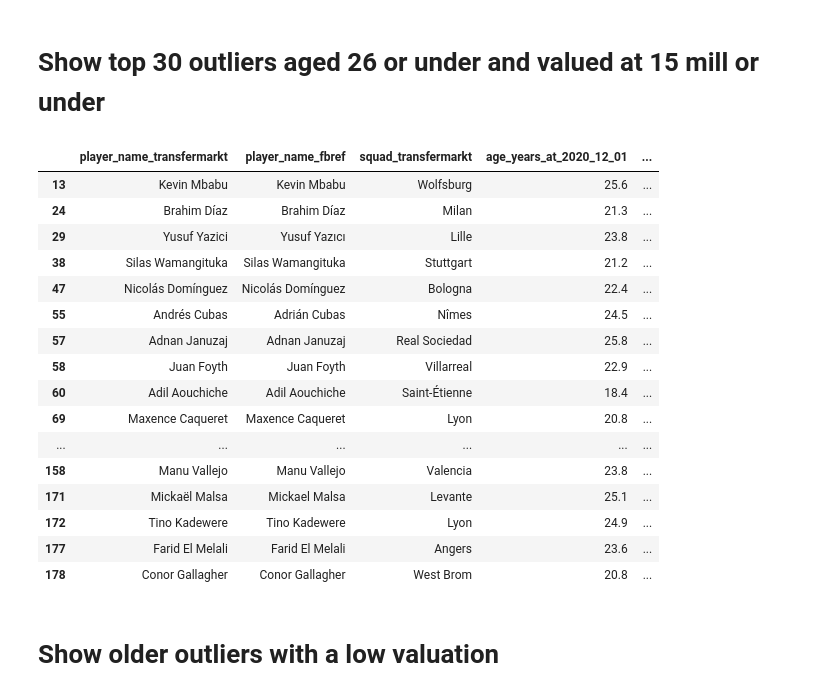
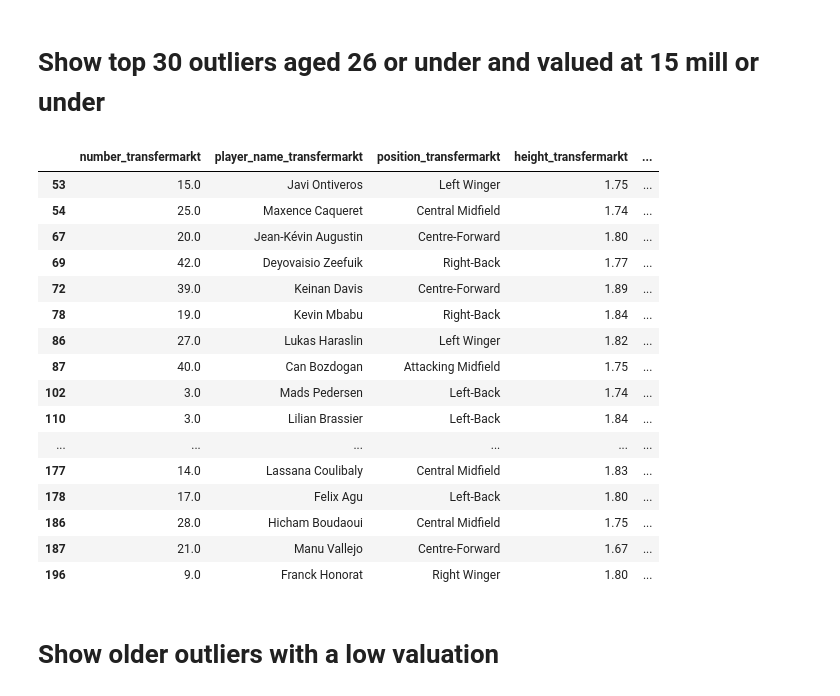
Before and after one commit to andrewRowlinson/outliers-football, a Jupyter notebook: 04_find_outliers.ipynb, the cells around one changed output. Drawn from its saved outputs; the diff is of its cells as text; code cells hidden in the pictures.

```diff
--- a/04_find_outliers.ipynb
+++ b/04_find_outliers.ipynb
@@ -177,24 +218,24 @@ df_subset.head(30)
 # %% [markdown]
 # Show top 30 outliers aged 26 or under and valued at 15 mill or under
-# %%
-df_subset[(df_subset.age_years_at_2020_12_01 <= 26) & (df_subset.market_value_euros_millions <= 15)].head(30)
-# %% [output]
-|  | player_name_transfermarkt | player_name_fbref | squad_transfermarkt | age_years_at_2020_12_01 | ... |
-| 13 | Kevin Mbabu | Kevin Mbabu | Wolfsburg | 25.6 | ... |
-| 24 | Brahim Díaz | Brahim Díaz | Milan | 21.3 | ... |
-| 29 | Yusuf Yazici | Yusuf Yazıcı | Lille | 23.8 | ... |
-| 38 | Silas Wamangituka | Silas Wamangituka | Stuttgart | 21.2 | ... |
-| 47 | Nicolás Domínguez | Nicolás Domínguez | Bologna | 22.4 | ... |
-| 55 | Andrés Cubas | Adrián Cubas | Nîmes | 24.5 | ... |
-| 57 | Adnan Januzaj | Adnan Januzaj | Real Sociedad | 25.8 | ... |
-| 58 | Juan Foyth | Juan Foyth | Villarreal | 22.9 | ... |
-| 60 | Adil Aouchiche | Adil Aouchiche | Saint-Étienne | 18.4 | ... |
-| 69 | Maxence Caqueret | Maxence Caqueret | Lyon | 20.8 | ... |
-| ... | ... | ... | ... | ... | ... |
-| 158 | Manu Vallejo | Manu Vallejo | Valencia | 23.8 | ... |
-| 171 | Mickaël Malsa | Mickael Malsa | Levante | 25.1 | ... |
-| 172 | Tino Kadewere | Tino Kadewere | Lyon | 24.9 | ... |
-| 177 | Farid El Melali | Farid El Melali | Angers | 23.6 | ... |
-| 178 | Conor Gallagher | Conor Gallagher | West Brom | 20.8 | ... |
+# %%
+df[(df.age_years_at_2021_04_01_transfermarkt <= 26) & (df.market_value_euros_millions_transfermarkt <= 15)].head(30)
+# %% [output]
+|  | number_transfermarkt | player_name_transfermarkt | position_transfermarkt | height_transfermarkt | ... |
+| 53 | 15.0 | Javi Ontiveros | Left Winger | 1.75 | ... |
+| 54 | 25.0 | Maxence Caqueret | Central Midfield | 1.74 | ... |
+| 67 | 20.0 | Jean-Kévin Augustin | Centre-Forward | 1.80 | ... |
+| 69 | 42.0 | Deyovaisio Zeefuik | Right-Back | 1.77 | ... |
+| 72 | 39.0 | Keinan Davis | Centre-Forward | 1.89 | ... |
+| 78 | 19.0 | Kevin Mbabu | Right-Back | 1.84 | ... |
+| 86 | 27.0 | Lukas Haraslin | Left Winger | 1.82 | ... |
+| 87 | 40.0 | Can Bozdogan | Attacking Midfield | 1.75 | ... |
+| 102 | 3.0 | Mads Pedersen | Left-Back | 1.74 | ... |
+| 110 | 3.0 | Lilian Brassier | Left-Back | 1.84 | ... |
+| ... | ... | ... | ... | ... | ... |
+| 177 | 14.0 | Lassana Coulibaly | Central Midfield | 1.83 | ... |
+| 178 | 17.0 | Felix Agu | Left-Back | 1.80 | ... |
+| 186 | 28.0 | Hicham Boudaoui | Central Midfield | 1.75 | ... |
+| 187 | 21.0 | Manu Vallejo | Centre-Forward | 1.67 | ... |
+| 196 | 9.0 | Franck Honorat | Right Winger | 1.80 | ... |
 # %% [markdown]
 # Show older outliers with a low valuation
```
Also changed, not shown: parts of 35 cells of this notebook, 5 other files.
